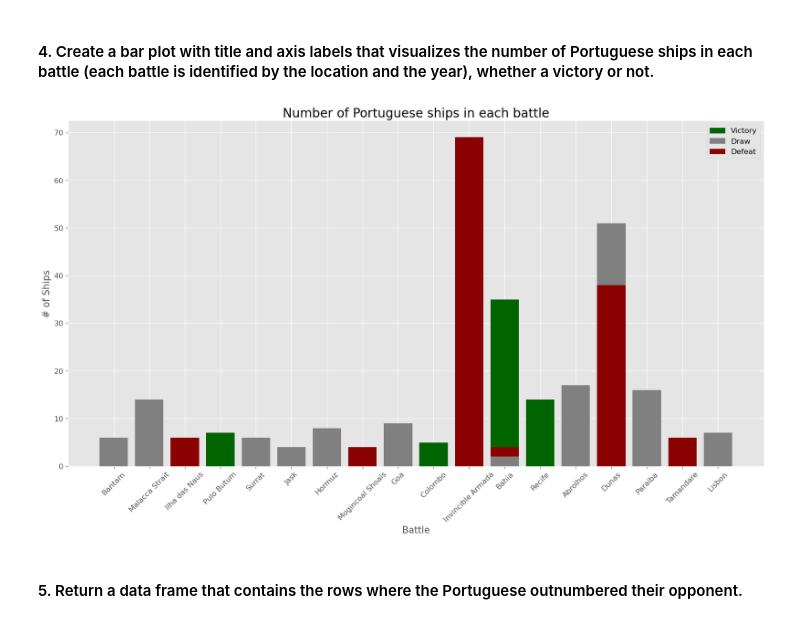
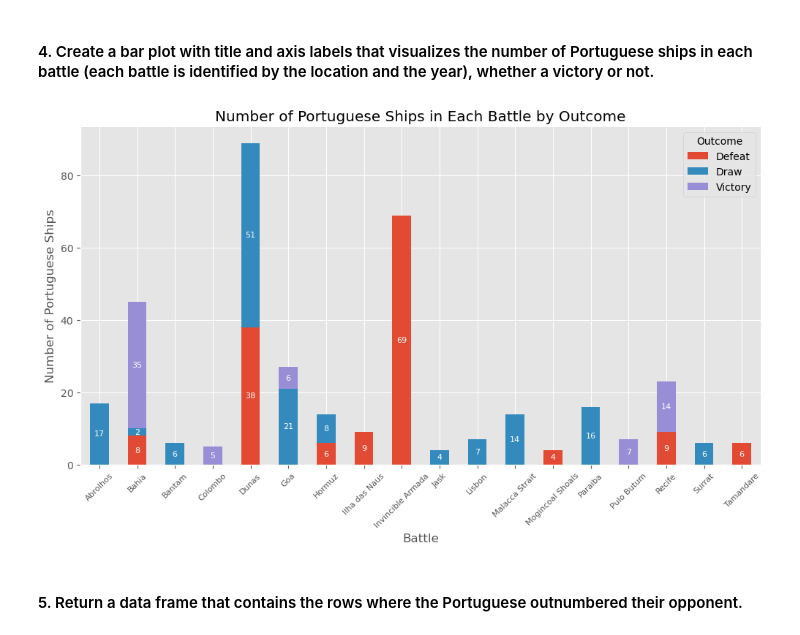
Before and after one commit to dougrandrade/CS4315, a Jupyter notebook: Lab_4_Andrade.ipynb, the cells around one changed output. Saved outputs shown, nothing was run; the diff lists cells and outputs as text; code cells hidden in the pictures.

Commit message:
Add Jupyter Notebook

```diff
--- a/Lab_4_Andrade.ipynb
+++ b/Lab_4_Andrade.ipynb
@@ -54,45 +54,42 @@ print('Portugal had an average of %.2f ships in their %d recorded victories.' %
 Portugal had an average of 13.40 ships in their 5 recorded victories.
 # %% [markdown]
 #### 4. Create a bar plot with title and axis labels that visualizes the number of Portuguese ships in each battle (each battle is identified by the location and the year), whether a victory or not.
-# %%
-# Import matplotlib.pyplot module for the plotting API
-import matplotlib.pyplot as plt
-import matplotlib.patches as mpatches
-# Magic command useful for Jupyter Notebooks to embed plots within the notebook
-%matplotlib inline
-
-# Apply R's ggplot grid and background styling
-plt.style.use('ggplot')
-
-# Set the chart size 10x6 for ease of visualization
-plt.figure(figsize = (20, 10))
-
-# Conditionally set the color of bars based on victory status
-colors = ['darkgreen' if outcome == 'Victory' else 'gray' if outcome == 'Draw' else 'darkred' for outcome in armada_df['Portuguese Outcome']]
-
-# Line plot of x and y, with additional customization - a labeled, dashed green line
-plt.bar(armada_df['Battle'], armada_df['Portuguese Ships'], color = colors)
-
-# Create colored rectangles for victory, draw, and defeat icons
-victory_patch = mpatches.Patch(color = 'darkgreen', label = 'Victory')
-draw_patch = mpatches.Patch(color = 'gray', label = 'Draw')
-defeat_patch = mpatches.Patch(color = 'darkred', label = 'Defeat')
-
-# Create a legend with the colored rectangles
-plt.legend(handles = [victory_patch, draw_patch, defeat_patch], loc = 'upper right', prop = {'size': 12})
-
-# Add a graph title, x-axis label, set x and y-axis tick mark intervals, and add the legend to the bottom right
-plt.title('Number of Portuguese ships in each battle', size = 20)
-plt.xlabel('Battle', size = 15)
-plt.xticks(rotation = 45, size = 12)
-plt.ylabel('# of Ships', size = 15)
-plt.yticks(size = 12)
-
-# Remove the right and top border (spines) and add a grid for better visualization
-plt.gca().spines['right'].set_visible(False)
-plt.gca().spines['top'].set_visible(False)
-# %% [output]
-[figure, removed]
+# %%
+import pandas as pd
+import matplotlib.pyplot as plt
+
+# Apply R's ggplot grid and background styling
+plt.style.use('ggplot')
+
+# Group by Battle and Portuguese Outcome, then sum the Portuguese Ships for each group
+grouped_df = armada_df.groupby(['Battle', 'Portuguese Outcome'])['Portuguese Ships'].sum().unstack()
+
+# Create a bar plot
+fig, ax = plt.subplots(figsize=(12, 6))
+grouped_df.plot(kind='bar', stacked=True, ax=ax)
+
+# Annotate bars with the number of ships for each battle outcome
+for p in ax.patches:
+    width = p.get_width()
+    height = p.get_height()
+    x, y = p.get_xy()
+    if height > 0:  # Display annotation only for non-zero heights
+        ax.annotate(f'{height:.0f}', (x + width / 2, y + height / 2),
+                    ha='center', va='center', fontsize=8, color='white')
+
+plt.title('Number of Portuguese Ships in Each Battle by Outcome')
+plt.xlabel('Battle')
+plt.xticks(rotation = 45, size = 8)
+plt.ylabel('Number of Portuguese Ships')
+plt.legend(title='Outcome')
+
+# Remove the right and top border (spines) and add a grid for better visualization
+plt.gca().spines['right'].set_visible(False)
+plt.gca().spines['top'].set_visible(False)
+
+plt.show()
+# %% [output]
+[figure, added]
 # %% [markdown]
 #### 5. Return a data frame that contains the rows where the Portuguese outnumbered their opponent.
 # %%
```
Also changed, not shown: 7 other files.
